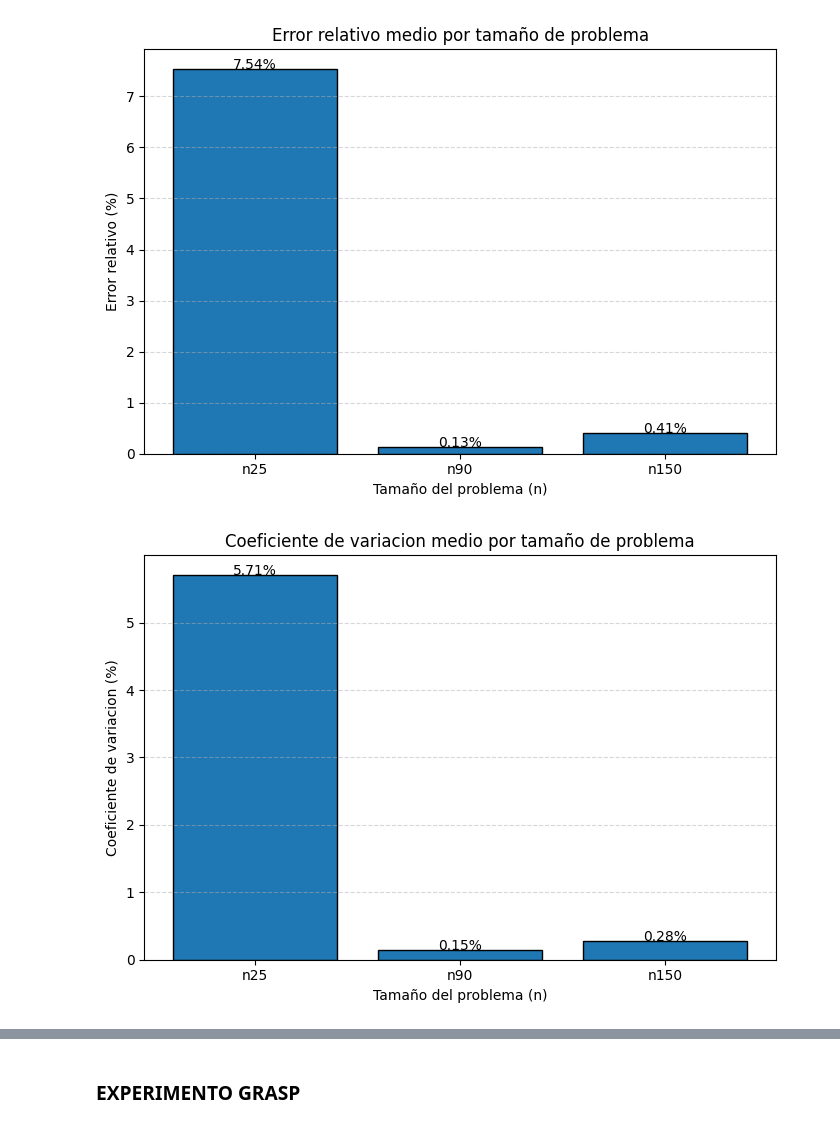
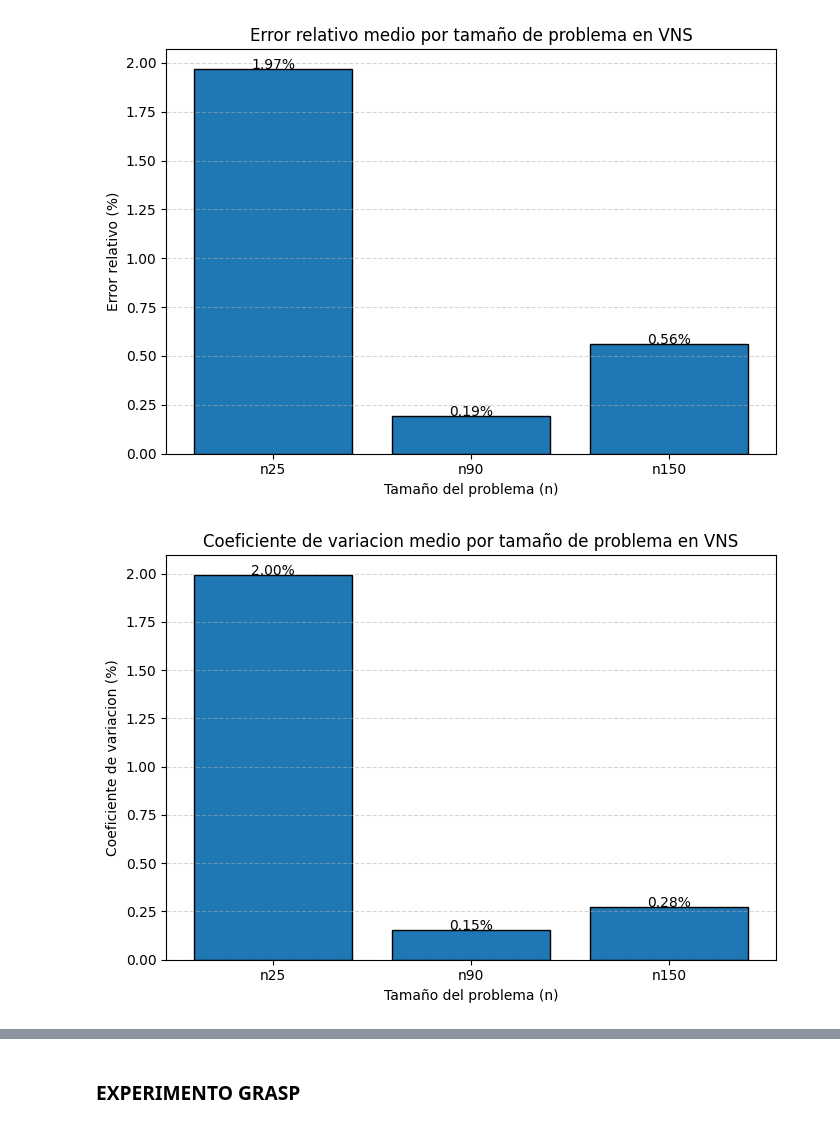
Before and after one commit to pepec0de/Computing-Engineering, a Jupyter notebook: 4Cuarto/Modelos Bioinspirados y Heurísticas de Búsqueda/Practica2/graficas.ipynb, the cells around one changed output, grey strips where cells are left out. Saved outputs shown, nothing was run; the diff lists cells and outputs as text; code cells hidden in the pictures.

```diff
--- a/4Cuarto/Modelos Bioinspirados y Heurísticas de Búsqueda/Practica2/graficas.ipynb
+++ b/4Cuarto/Modelos Bioinspirados y Heurísticas de Búsqueda/Practica2/graficas.ipynb
@@ -33,0 +49,38 @@ if logger.data is None:
+# %%
+headers = ["", "Tai25b", "", "Sko90", "", "Tai150b"]
+subheaders = ["", "Coste", "#Ev.", "Coste", "#Ev.", "Coste"]
+
+print("\\begin{table}[htb]")
+print("\\centering")
+print("\\begin{tabular}{|c|c|c|c|c|c|}")
+print("\\hline")
+print(f"     & \\multicolumn{{2}}{{c|}}{{{headers[1]}}} & \\multicolumn{{2}}{{c|}}{{{headers[3]}}} & \\multicolumn{{1}}{{c|}}{{{headers[5]}}} \\\\ \\hline")
+print("     & Coste & \\#Ev. & Coste & \\#Ev. & Coste \\\\ \\hline")
+
+for i in range(5):
+    fila = f"Ejecución {i+1}"
+    for k in ["tai25", "sko90", "tai150"]:
+        c = f"{dic_costos[k][i]:,}" if i < len(dic_costos[k]) else ""
+        e = f"{dic_evals[k][i]:,}" if i < len(dic_evals[k]) else ""
+        fila += f" & {c} & {e}"
+    print(f"{fila} \\\\ \\hline")
+
+# Media
+fila = "Media"
+for k in ["tai25", "sko90", "tai150"]:
+    c_mean = np.mean(dic_costos[k]) if dic_costos[k] else ""
+    e_mean = np.mean(dic_evals[k]) if dic_evals[k] else ""
+    fila += f" & {c_mean:,.1f} & {e_mean:,.1f}"
+print(f"{fila} \\\\ \\hline")
+
+# Desviación típica
+fila = "Des.Tip. ($\\sigma$)"
+for k in ["tai25", "sko90", "tai150"]:
+    c_std = np.std(dic_costos[k]) if dic_costos[k] else ""
+    e_std = np.std(dic_evals[k]) if dic_evals[k] else ""
+    fila += f" & {c_std:,.2f} & {e_std:,.2f}"
+print(f"{fila} \\\\ \\hline")
+
+print("\\end{tabular}")
+print("\\caption{Resultados detallados de VNS}")
+print("\\end{table}")
@@ -71,38 +222,38 @@ for clave, grupo in vns_data.items():
     mean_evaluaciones.append(np.mean(grupo['Evaluaciones'].astype(float).values))
 
     vns_stats[clave] = stats
 
-    valores_er.append(error_relativo(stats['mean'], stats['minimum']))
+    valores_er.append(error_relativo(stats['mean'], MEJOR_VALOR[clave]))
     valores_cv.append(coeficiente_variacion(stats['std'], stats['mean']))
 
 plt.figure(figsize=(7, 5))
 plt.bar(xlabels, valores_er, edgecolor='black')
 # Etiquetas y estilo
-plt.title("Error relativo medio por tamaño de problema")
+plt.title("Error relativo medio por tamaño de problema en VNS")
 plt.xlabel("Tamaño del problema (n)")
 plt.ylabel("Error relativo (%)")
 plt.grid(axis='y', linestyle='--', alpha=0.5)
 # Etiquetas encima de las barras
 for i, v in enumerate(valores_er):
     plt.text(i, v, f"{v:.2f}%", ha='center')
 plt.tight_layout()
 plt.show()
 
 plt.figure(figsize=(7, 5))
 plt.bar(xlabels, valores_cv, edgecolor='black')
 # Etiquetas y estilo
-plt.title("Coeficiente de variacion medio por tamaño de problema")
+plt.title("Coeficiente de variacion medio por tamaño de problema en VNS")
 plt.xlabel("Tamaño del problema (n)")
 plt.ylabel("Coeficiente de variacion (%)")
 plt.grid(axis='y', linestyle='--', alpha=0.5)
 # Etiquetas encima de las barras
 for i, v in enumerate(valores_cv):
     plt.text(i, v, f"{v:.2f}%", ha='center')
 plt.tight_layout()
 plt.show()
 # %% [output]
-[figure, old version]
+[figure, new version]
-[figure, old version]
+[figure, new version]
 # %%
 """
 
```
Also changed, not shown: parts of 10 cells of this notebook, 8 other files.
